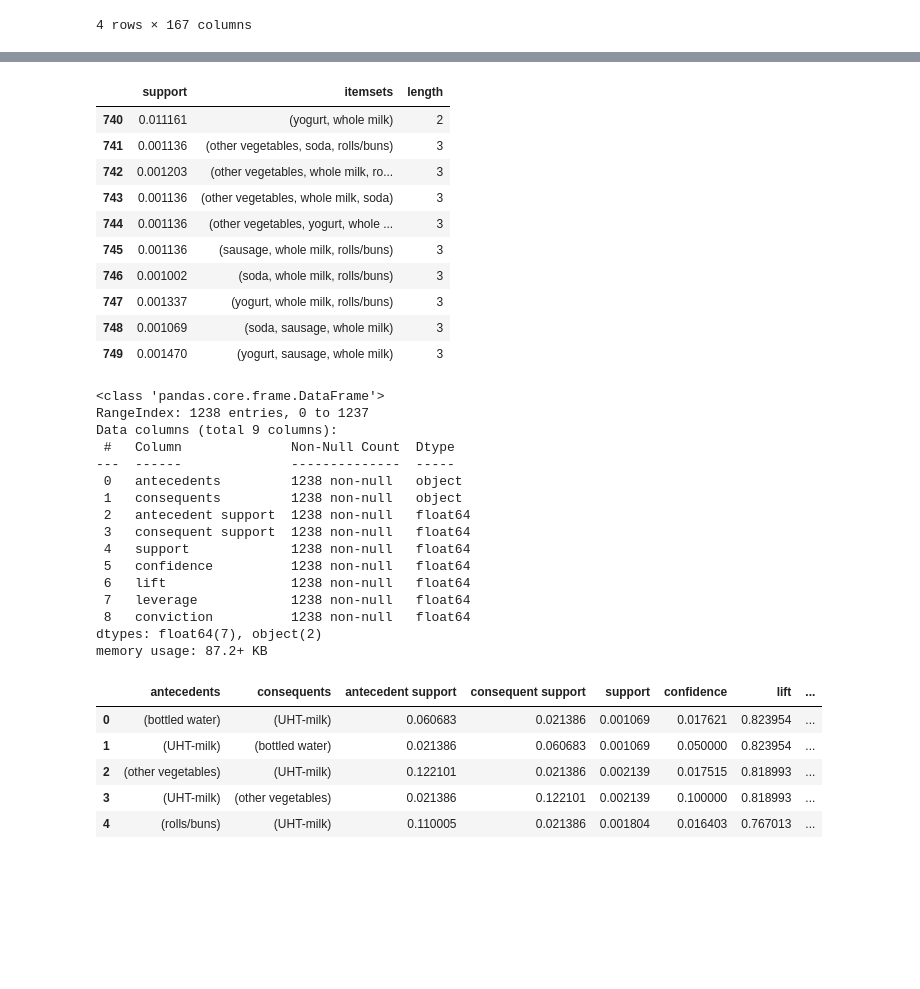
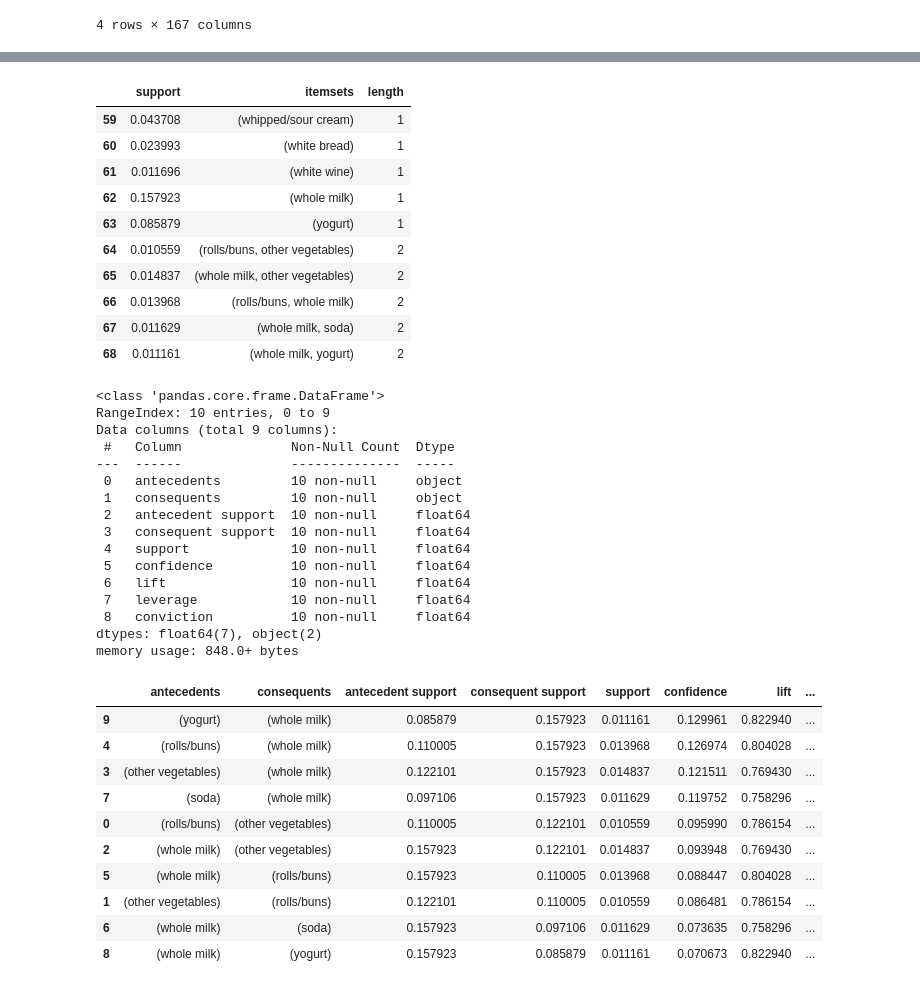
Before and after one commit to TomasRacil/DataMining, a Jupyter notebook: Association/association2.ipynb, the cells around one changed output, grey strips where cells are left out. Saved outputs shown, nothing was run; the diff lists cells and outputs as text; code cells hidden in the pictures; blank space fills up the shorter version.

```diff
--- a/Association/association2.ipynb
+++ b/Association/association2.ipynb
@@ -141,8 +122,8 @@ KeyboardInterrupt:
 # %%
 transactions = df.join(pd.get_dummies(df.pop('itemDescription')))
 transactions = transactions.groupby(['Member_number','Date'], as_index=False).sum()
-# transactions.pop("Member_number")
-# transactions.pop("Date")
-# transactions=transactions.apply(lambda x: x>0)
+transactions.pop("Member_number")
+transactions.pop("Date")
+transactions=transactions.apply(lambda x: x>0)
 transactions
 # %% [output]
@@ -175,7 +155,6 @@ transactions.to_csv("lr.csv", index=False)
 # %%
 from mlxtend.frequent_patterns import apriori, association_rules
 # %%
-freq_items = apriori(transactions, min_support=0.001, use_colnames=True)
-freq_items.head(7)
+freq_items = apriori(transactions, min_support=0.01, use_colnames=True)
 # %% [output]
 |  | support | itemsets |
@@ -206,41 +194,45 @@ freq_items.head(10)
 freq_items.tail(10)
 # %% [output]
 |  | support | itemsets | length |
-| 740 | 0.011161 | (yogurt, whole milk) | 2 |
-| 741 | 0.001136 | (other vegetables, soda, rolls/buns) | 3 |
-| 742 | 0.001203 | (other vegetables, whole milk, ro... | 3 |
-| 743 | 0.001136 | (other vegetables, whole milk, soda) | 3 |
-| 744 | 0.001136 | (other vegetables, yogurt, whole ... | 3 |
-| 745 | 0.001136 | (sausage, whole milk, rolls/buns) | 3 |
-| 746 | 0.001002 | (soda, whole milk, rolls/buns) | 3 |
-| 747 | 0.001337 | (yogurt, whole milk, rolls/buns) | 3 |
-| 748 | 0.001069 | (soda, sausage, whole milk) | 3 |
-| 749 | 0.001470 | (yogurt, sausage, whole milk) | 3 |
+| 59 | 0.043708 | (whipped/sour cream) | 1 |
+| 60 | 0.023993 | (white bread) | 1 |
+| 61 | 0.011696 | (white wine) | 1 |
+| 62 | 0.157923 | (whole milk) | 1 |
+| 63 | 0.085879 | (yogurt) | 1 |
+| 64 | 0.010559 | (rolls/buns, other vegetables) | 2 |
+| 65 | 0.014837 | (whole milk, other vegetables) | 2 |
+| 66 | 0.013968 | (rolls/buns, whole milk) | 2 |
+| 67 | 0.011629 | (whole milk, soda) | 2 |
+| 68 | 0.011161 | (whole milk, yogurt) | 2 |
 # %%
-rules = association_rules(freq_items, metric="confidence", min_threshold=0.001)
+rules = association_rules(freq_items, metric="confidence", min_threshold=0.01)
 rules.info()
 rules.sort_values(by=['confidence'],ascending=False)
-rules.head()
 # %% [output]
 <class 'pandas.core.frame.DataFrame'>
-RangeIndex: 1238 entries, 0 to 1237
+RangeIndex: 10 entries, 0 to 9
 Data columns (total 9 columns):
  #   Column              Non-Null Count  Dtype
 ---  ------              --------------  -----
- 0   antecedents         1238 non-null   object
- 1   consequents         1238 non-null   object
- 2   antecedent support  1238 non-null   float64
- 3   consequent support  1238 non-null   float64
- 4   support             1238 non-null   float64
- 5   confidence          1238 non-null   float64
- 6   lift                1238 non-null   float64
- 7   leverage            1238 non-null   float64
- 8   conviction          1238 non-null   float64
+ 0   antecedents         10 non-null     object
+ 1   consequents         10 non-null     object
+ 2   antecedent support  10 non-null     float64
+ 3   consequent support  10 non-null     float64
+ 4   support             10 non-null     float64
+ 5   confidence          10 non-null     float64
+ 6   lift                10 non-null     float64
+ 7   leverage            10 non-null     float64
+ 8   conviction          10 non-null     float64
 dtypes: float64(7), object(2)
-memory usage: 87.2+ KB
+memory usage: 848.0+ bytes
 |  | antecedents | consequents | antecedent support | consequent support | support | confidence | lift | ... |
-| 0 | (bottled water) | (UHT-milk) | 0.060683 | 0.021386 | 0.001069 | 0.017621 | 0.823954 | ... |
-| 1 | (UHT-milk) | (bottled water) | 0.021386 | 0.060683 | 0.001069 | 0.050000 | 0.823954 | ... |
-| 2 | (other vegetables) | (UHT-milk) | 0.122101 | 0.021386 | 0.002139 | 0.017515 | 0.818993 | ... |
-| 3 | (UHT-milk) | (other vegetables) | 0.021386 | 0.122101 | 0.002139 | 0.100000 | 0.818993 | ... |
-| 4 | (rolls/buns) | (UHT-milk) | 0.110005 | 0.021386 | 0.001804 | 0.016403 | 0.767013 | ... |
+| 9 | (yogurt) | (whole milk) | 0.085879 | 0.157923 | 0.011161 | 0.129961 | 0.822940 | ... |
+| 4 | (rolls/buns) | (whole milk) | 0.110005 | 0.157923 | 0.013968 | 0.126974 | 0.804028 | ... |
+| 3 | (other vegetables) | (whole milk) | 0.122101 | 0.157923 | 0.014837 | 0.121511 | 0.769430 | ... |
+| 7 | (soda) | (whole milk) | 0.097106 | 0.157923 | 0.011629 | 0.119752 | 0.758296 | ... |
+| 0 | (rolls/buns) | (other vegetables) | 0.110005 | 0.122101 | 0.010559 | 0.095990 | 0.786154 | ... |
+| 2 | (whole milk) | (other vegetables) | 0.157923 | 0.122101 | 0.014837 | 0.093948 | 0.769430 | ... |
+| 5 | (whole milk) | (rolls/buns) | 0.157923 | 0.110005 | 0.013968 | 0.088447 | 0.804028 | ... |
+| 1 | (other vegetables) | (rolls/buns) | 0.122101 | 0.110005 | 0.010559 | 0.086481 | 0.786154 | ... |
+| 6 | (whole milk) | (soda) | 0.157923 | 0.097106 | 0.011629 | 0.073635 | 0.758296 | ... |
+| 8 | (whole milk) | (yogurt) | 0.157923 | 0.085879 | 0.011161 | 0.070673 | 0.822940 | ... |
```
Also changed, not shown: parts of 7 cells of this notebook, 5 other files.
